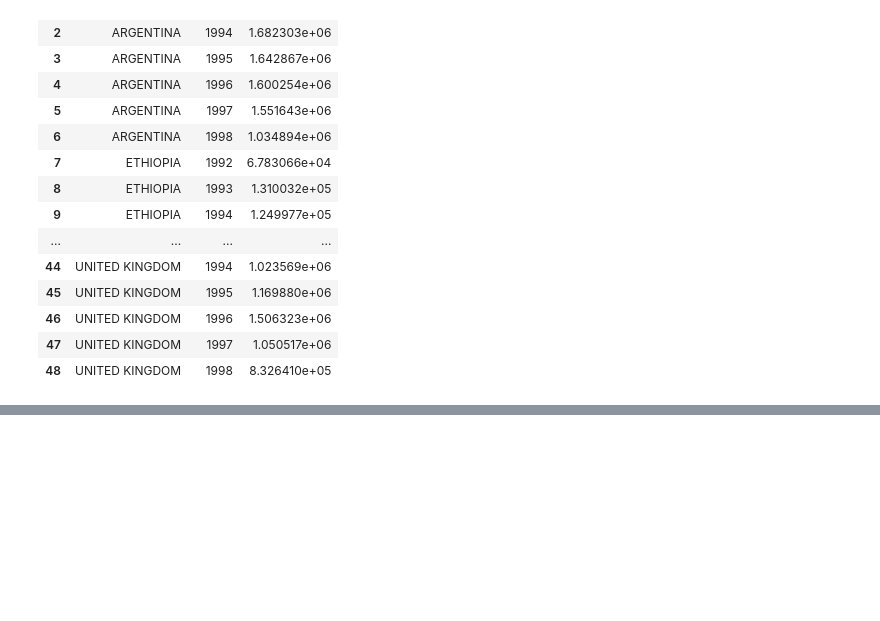
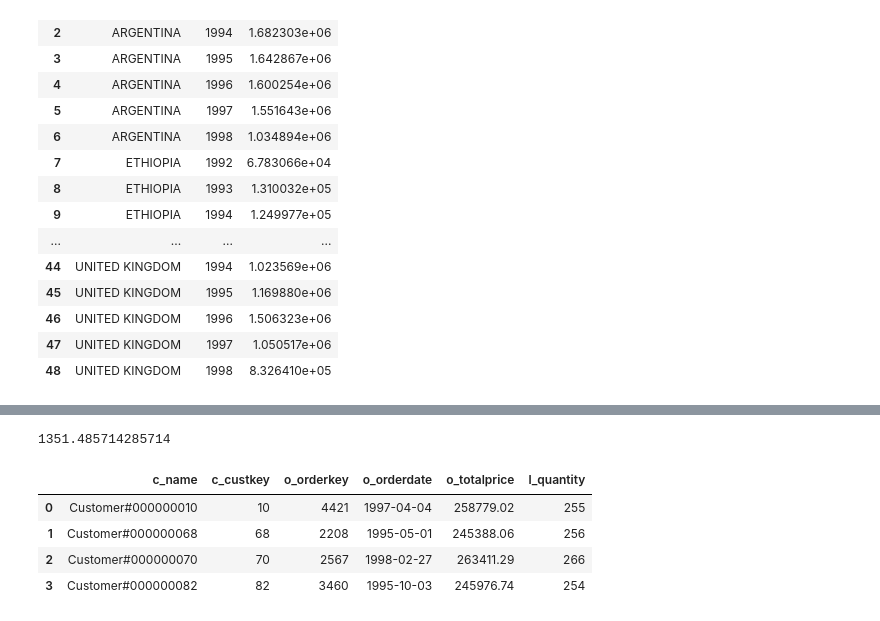
Before and after one commit to Unka-Malloc/pandas-sdql.py, a Jupyter notebook: pandas-query.ipynb, the cells around one changed output, grey strips where cells are left out. Cells and saved outputs as stored; diff of their text form; code cells hidden in the pictures; blank space fills up the shorter version.

```diff
--- a/pandas-query.ipynb
+++ b/pandas-query.ipynb
@@ -361,0 +549,52 @@ r.groupby(['c_custkey', 'c_name', 'c_acctbal', 'c_phone', 'n_name', 'c_address',
+# %%
+# tpch - 17
+
+var1 = 'Brand#11'
+var2 = 'WRAP CASE'
+
+lineitem = pandas.read_table(rf'{path}\lineitem.tbl', sep='|', index_col=False, header=None, names=pysdql.LINEITEM_COLS)
+part = pandas.read_table(rf'{path}\part.tbl', sep='|', index_col=False, header=None, names=pysdql.PART_COLS)
+
+part_agg = lineitem.groupby(['l_partkey'], as_index=False).agg(tmp_val=('l_quantity', 'mean'))
+
+part_agg['avg_quantity'] = 0.2 * part_agg['tmp_val']
+part_agg['agg_partkey'] = part_agg['l_partkey']
+
+part_agg = part_agg[['avg_quantity', 'agg_partkey']]
+
+sub_p = part[(part['p_brand'] == var1) & (part['p_container'] == var2)]
+
+r = sub_p.merge(lineitem, left_on='p_partkey', right_on='l_partkey')
+r = r.merge(part_agg, left_on='l_partkey', right_on='agg_partkey')
+
+r = r[r['l_quantity'] < r['avg_quantity']]
+
+r['avg_yearly'] = r['l_extendedprice'] / 7.0
+
+r['avg_yearly'].sum()
+# %% [output]
+1351.485714285714
+# %%
+# tpch - 18
+var1 = 251
+
+customer = pandas.read_table(rf'{path}\customer.tbl', sep='|', index_col=False, header=None, names=pysdql.CUSTOMER_COLS)
+lineitem = pandas.read_table(rf'{path}\lineitem.tbl', sep='|', index_col=False, header=None, names=pysdql.LINEITEM_COLS)
+orders = pandas.read_table(rf'{path}\orders.tbl', sep='|', index_col=False, header=None, names=pysdql.ORDERS_COLS)
+
+aggr_l = lineitem.groupby(['l_orderkey'], as_index=False).filter(lambda x: x['l_quantity'].sum() > var1)
+
+sub_o = orders[(orders['o_orderkey'].isin(aggr_l['l_orderkey']))]
+
+r = customer.merge(sub_o, left_on='c_custkey', right_on='o_custkey')
+r = r.merge(lineitem, left_on='o_orderkey', right_on='l_orderkey')
+
+r = r.groupby(['c_name', 'c_custkey', 'o_orderkey', 'o_orderdate', 'o_totalprice'], as_index=False).agg({'l_quantity': 'sum'})
+
+r
+# %% [output]
+|  | c_name | c_custkey | o_orderkey | o_orderdate | o_totalprice | l_quantity |
+| 0 | Customer#000000010 | 10 | 4421 | 1997-04-04 | 258779.02 | 255 |
+| 1 | Customer#000000068 | 68 | 2208 | 1995-05-01 | 245388.06 | 256 |
+| 2 | Customer#000000070 | 70 | 2567 | 1998-02-27 | 263411.29 | 266 |
+| 3 | Customer#000000082 | 82 | 3460 | 1995-10-03 | 245976.74 | 254 |
```
Also changed, not shown: parts of 15 cells of this notebook, 16 other files.
